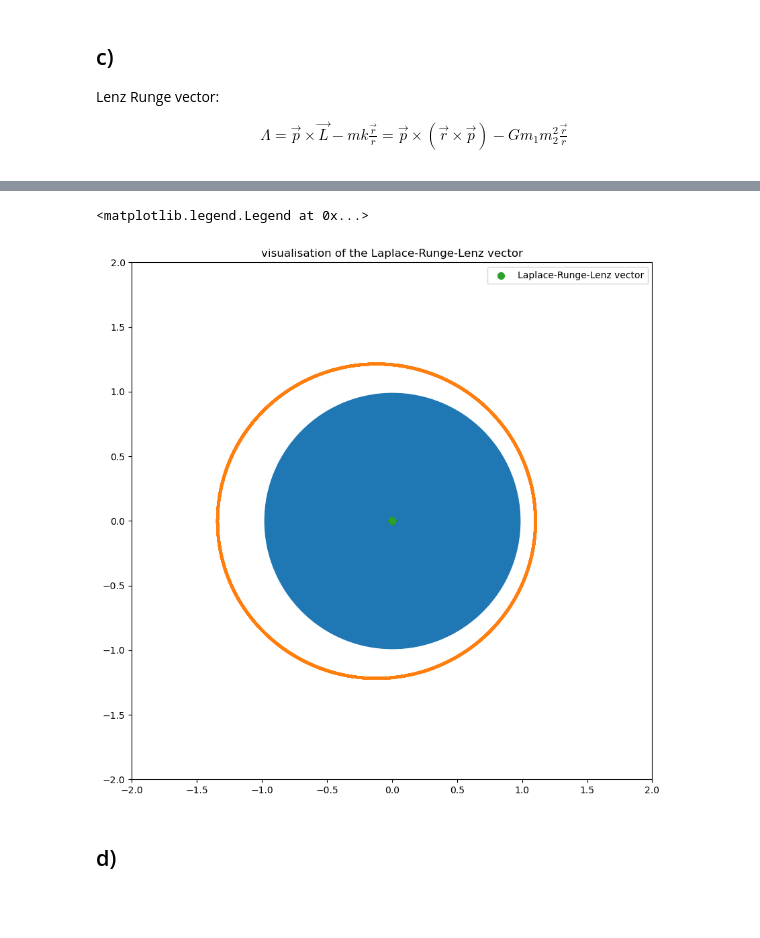
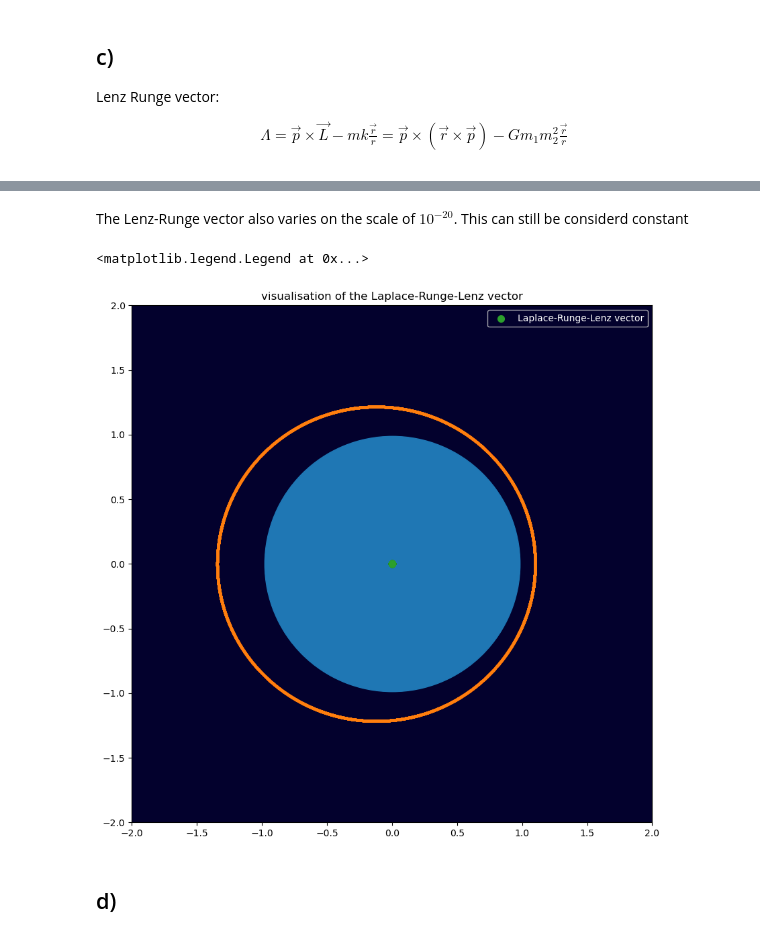
Before and after one commit to FSchierok/compPhys, a Jupyter notebook: Sheet03/A1.ipynb, the cells around one changed output, grey strips where cells are left out. Cells and saved outputs as stored; diff of their text form; code cells hidden in the pictures; blank space fills up the shorter version.

```diff
--- a/Sheet03/A1.ipynb
+++ b/Sheet03/A1.ipynb
@@ -9,6 +9,7 @@ import matplotlib
 import timeit
 
 matplotlib.rcParams["figure.figsize"] = (10, 10)
+matplotlib.rcParams["axes.facecolor"] = "xkcd:midnight" # For enhanced space feeling
 %matplotlib inline
 
 cmap = plt.get_cmap("viridis") # our default time scale
@@ -217,21 +220,23 @@ Text(0.5, 1.0, 'Laplace-Runge-Lenz vector $\\Lambda$ over time')
+# %% [markdown]
+The Lenz-Runge vector also varies on the scale of $10^{-20}$. This can still be considerd constant
 # %%
 plt.scatter(
     trajectory[0, 0], trajectory[0, 1], s=S_PLANET
 )  # Planet is basically stationary, only plot one point
 plt.scatter(trajectory[:, 3], trajectory[:, 4], s=2)
 plt.scatter(
     lenzRungeVector[:, 0],
     lenzRungeVector[:, 1],
     s=50,
     label="Laplace-Runge-Lenz vector",
 )
 plt.xlim(-2, 2)
 plt.ylim(-2, 2)
 plt.title("visualisation of the Laplace-Runge-Lenz vector")
-plt.legend()
+plt.legend(labelcolor="white")
 # %% [output]
 <matplotlib.legend.Legend at 0x...>
-[figure, old version]
+[figure, new version]
 # %% [markdown]
 ## d)
 # %%
```
Also changed, not shown: parts of 14 cells of this notebook.
